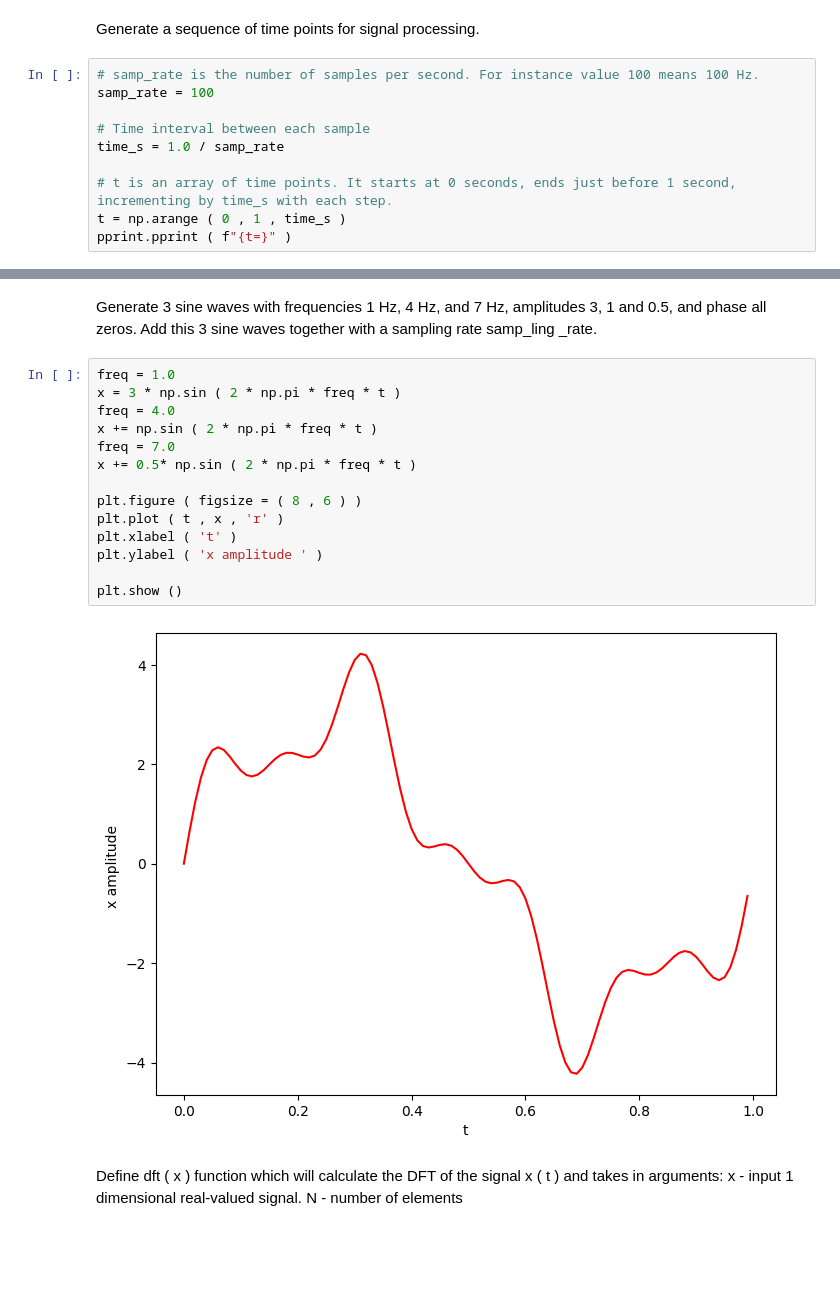
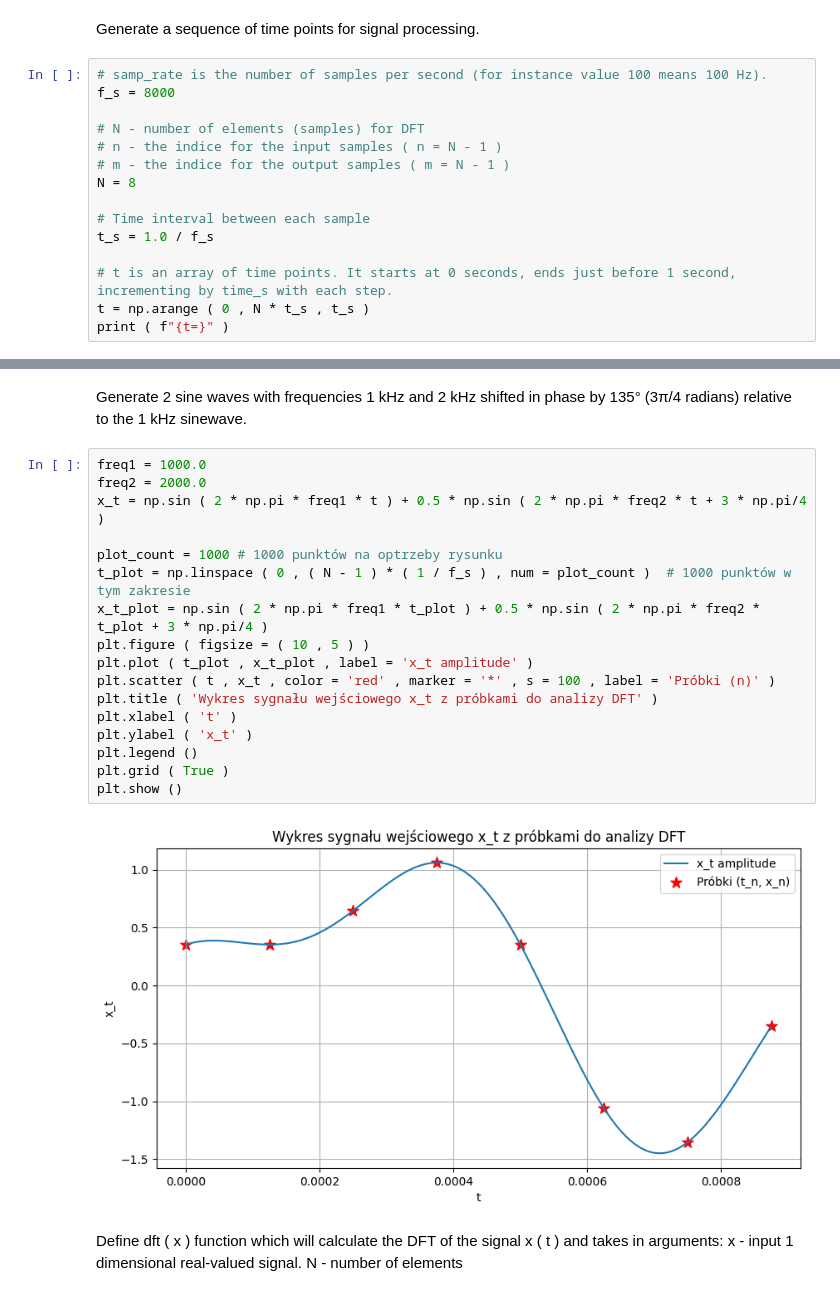
Before and after one commit to yabool2001/dsp-exercises, a Jupyter notebook: e1-dft_001.ipynb, the cells around one changed output, grey strips where cells are left out. Cells and saved outputs as stored; diff of their text form; blank space fills up the shorter version.

```diff
--- a/e1-dft_001.ipynb
+++ b/e1-dft_001.ipynb
@@ -5,13 +9,18 @@ import pprint
 # %% [markdown]
 Generate a sequence of time points for signal processing.
 # %%
-# samp_rate is the number of samples per second. For instance value 100 means 100 Hz.
-samp_rate = 100
+# samp_rate is the number of samples per second (for instance value 100 means 100 Hz).
+f_s = 8000
+
+# N - number of elements (samples) for DFT
+# n - the indice for the input samples ( n = N - 1 )
+# m - the indice for the output samples ( m = N - 1 )
+N = 8
 
 # Time interval between each sample
-time_s = 1.0 / samp_rate
+t_s = 1.0 / f_s
 
 # t is an array of time points. It starts at 0 seconds, ends just before 1 second, incrementing by time_s with each step.
-t = np.arange ( 0 , 1 , time_s )
-pprint.pprint ( f"{t=}" )
+t = np.arange ( 0 , N * t_s , t_s )
+print ( f"{t=}" )
 # %% [output]
@@ -28,21 +29,24 @@ pprint.pprint ( f"{t=}" )
-# %% [markdown]
-Generate 3 sine waves with frequencies 1 Hz, 4 Hz, and 7 Hz, amplitudes 3, 1 and 0.5, and phase all zeros. Add this 3 sine waves together with a sampling rate samp_ling _rate.
-# %%
-freq = 1.0
-x = 3 * np.sin ( 2 * np.pi * freq * t )
-freq = 4.0
-x += np.sin ( 2 * np.pi * freq * t )
-freq = 7.0
-x += 0.5* np.sin ( 2 * np.pi * freq * t )
-
-plt.figure ( figsize = ( 8 , 6 ) )
-plt.plot ( t , x , 'r' )
-plt.xlabel ( 't' )
-plt.ylabel ( 'x amplitude ' )
-
-plt.show ()
-# %% [output]
-[figure, removed]
+# %% [markdown]
+Generate 2 sine waves with frequencies 1 kHz and 2 kHz shifted in phase by 135° (3π/4 radians) relative to the 1 kHz sinewave.
+# %%
+freq1 = 1000.0
+freq2 = 2000.0
+x_t = np.sin ( 2 * np.pi * freq1 * t ) + 0.5 * np.sin ( 2 * np.pi * freq2 * t + 3 * np.pi/4 )
+
+plot_count = 1000 # 1000 punktów na optrzeby rysunku
+t_plot = np.linspace ( 0 , ( N - 1 ) * ( 1 / f_s ) , num = plot_count )  # 1000 punktów w tym zakresie
+x_t_plot = np.sin ( 2 * np.pi * freq1 * t_plot ) + 0.5 * np.sin ( 2 * np.pi * freq2 * t_plot + 3 * np.pi/4 )
+plt.figure ( figsize = ( 10 , 5 ) )
+plt.plot ( t_plot , x_t_plot , label = 'x_t amplitude' )
+plt.scatter ( t , x_t , color = 'red' , marker = '*' , s = 100 , label = 'Próbki (n)' )
+plt.title ( 'Wykres sygnału wejściowego x_t z próbkami do analizy DFT' )
+plt.xlabel ( 't' )
+plt.ylabel ( 'x_t' )
+plt.legend ()
+plt.grid ( True )
+plt.show ()
+# %% [output]
+[figure, added]
 # %% [markdown]
 Define dft ( x ) function which will calculate the DFT of the signal x ( t ) and takes in arguments:
 x - input 1 dimensional real-valued signal.
```
Also changed, not shown: parts of 3 cells of this notebook, 1 other file.
